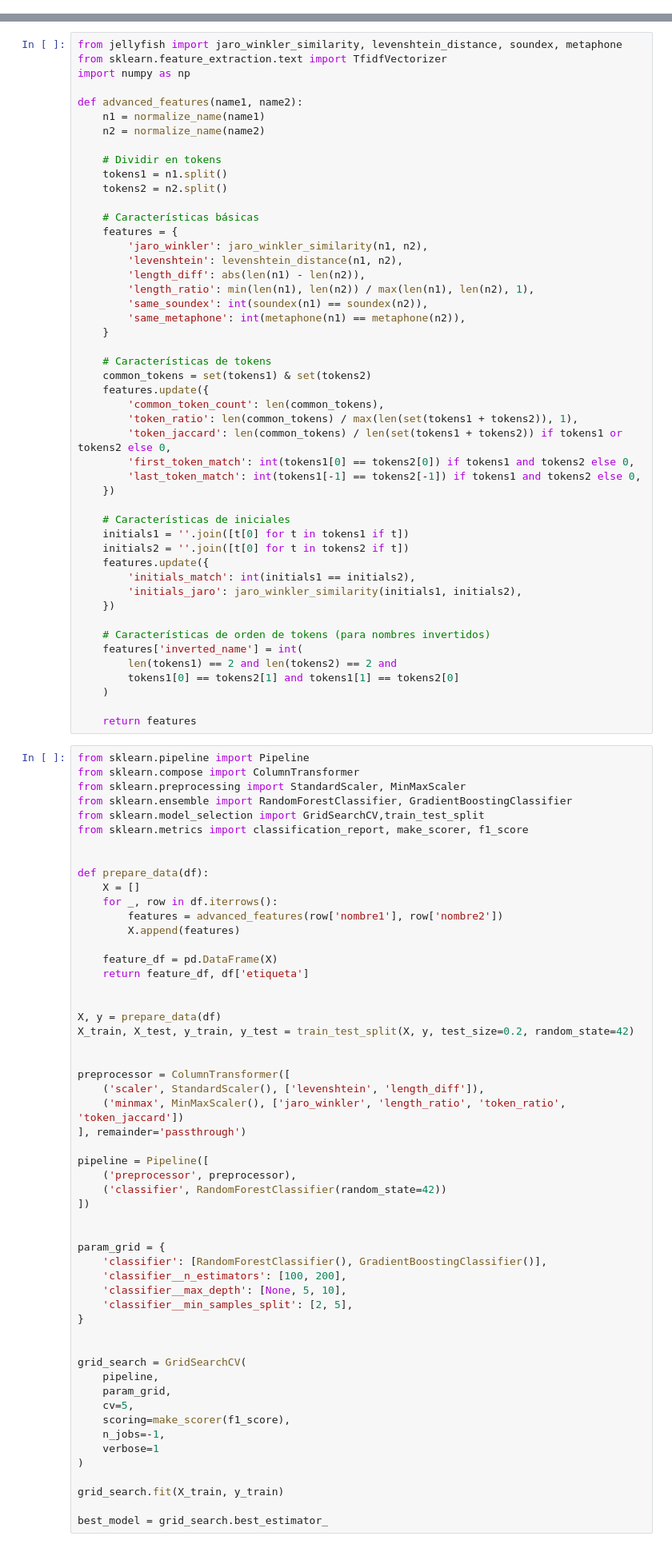
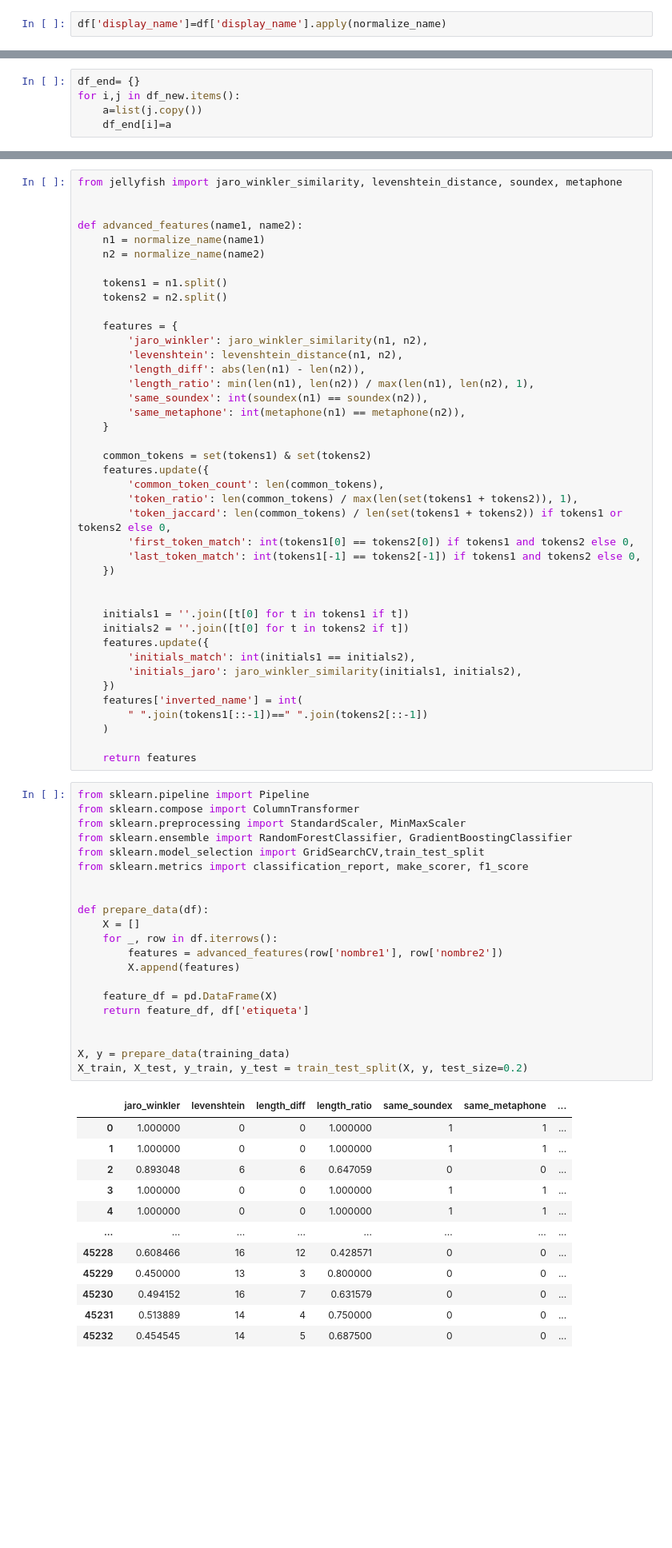
Before and after one commit to ALbertE03/ARC, a Jupyter notebook: train.ipynb, the cells around one changed output, grey strips where cells are left out. Shown at 80% size. Cells and saved outputs as stored; diff of their text form; blank space fills up the shorter version.

```diff
--- a/train.ipynb
+++ b/train.ipynb
@@ -31,0 +78,2 @@ normalize_name("Dr. Juan Pérez-García, Jr.")  # Resultado: "juan perez garcia"
+# %%
+df['display_name']=df['display_name'].apply(normalize_name)
@@ -31,0 +110,5 @@ normalize_name("Dr. Juan Pérez-García, Jr.")  # Resultado: "juan perez garcia"
+# %%
+df_end= {}
+for i,j in df_new.items():
+    a=list(j.copy())
+    df_end[i]=a
@@ -32,17 +170,14 @@ normalize_name("Dr. Juan Pérez-García, Jr.")  # Resultado: "juan perez garcia"
 # %%
 from jellyfish import jaro_winkler_similarity, levenshtein_distance, soundex, metaphone
-from sklearn.feature_extraction.text import TfidfVectorizer
-import numpy as np
+
 
 def advanced_features(name1, name2):
     n1 = normalize_name(name1)
     n2 = normalize_name(name2)
 
-    # Dividir en tokens
     tokens1 = n1.split()
     tokens2 = n2.split()
 
-    # Características básicas
     features = {
         'jaro_winkler': jaro_winkler_similarity(n1, n2),
         'levenshtein': levenshtein_distance(n1, n2),
@@ -52,7 +187,6 @@ def advanced_features(name1, name2):
         'same_metaphone': int(metaphone(n1) == metaphone(n2)),
     }
 
-    # Características de tokens
     common_tokens = set(tokens1) & set(tokens2)
     features.update({
         'common_token_count': len(common_tokens),
@@ -62,72 +196,49 @@ def advanced_features(name1, name2):
         'last_token_match': int(tokens1[-1] == tokens2[-1]) if tokens1 and tokens2 else 0,
     })
 
-    # Características de iniciales
+
     initials1 = ''.join([t[0] for t in tokens1 if t])
     initials2 = ''.join([t[0] for t in tokens2 if t])
     features.update({
         'initials_match': int(initials1 == initials2),
         'initials_jaro': jaro_winkler_similarity(initials1, initials2),
     })
-
-    # Características de orden de tokens (para nombres invertidos)
     features['inverted_name'] = int(
-        len(tokens1) == 2 and len(tokens2) == 2 and
-        tokens1[0] == tokens2[1] and tokens1[1] == tokens2[0]
+        " ".join(tokens1[::-1])==" ".join(tokens2[::-1])
     )
 
     return features
 # %%
 from sklearn.pipeline import Pipeline
 from sklearn.compose import ColumnTransformer
 from sklearn.preprocessing import StandardScaler, MinMaxScaler
 from sklearn.ensemble import RandomForestClassifier, GradientBoostingClassifier
 from sklearn.model_selection import GridSearchCV,train_test_split
 from sklearn.metrics import classification_report, make_scorer, f1_score
 
 
 def prepare_data(df):
     X = []
     for _, row in df.iterrows():
         features = advanced_features(row['nombre1'], row['nombre2'])
         X.append(features)
 
     feature_df = pd.DataFrame(X)
     return feature_df, df['etiqueta']
 
 
-X, y = prepare_data(df)
-X_train, X_test, y_train, y_test = train_test_split(X, y, test_size=0.2, random_state=42)
-
-
-preprocessor = ColumnTransformer([
-    ('scaler', StandardScaler(), ['levenshtein', 'length_diff']),
-    ('minmax', MinMaxScaler(), ['jaro_winkler', 'length_ratio', 'token_ratio', 'token_jaccard'])
-], remainder='passthrough')
-
-pipeline = Pipeline([
-    ('preprocessor', preprocessor),
-    ('classifier', RandomForestClassifier(random_state=42))
-])
-
-
-param_grid = {
-    'classifier': [RandomForestClassifier(), GradientBoostingClassifier()],
-    'classifier__n_estimators': [100, 200],
-    'classifier__max_depth': [None, 5, 10],
-    'classifier__min_samples_split': [2, 5],
-}
-
-
-grid_search = GridSearchCV(
-    pipeline,
-    param_grid,
-    cv=5,
-    scoring=make_scorer(f1_score),
-    n_jobs=-1,
-    verbose=1
-)
-
-grid_search.fit(X_train, y_train)
-
-best_model = grid_search.best_estimator_
+X, y = prepare_data(training_data)
+X_train, X_test, y_train, y_test = train_test_split(X, y, test_size=0.2)
+# %% [output]
+|  | jaro_winkler | levenshtein | length_diff | length_ratio | same_soundex | same_metaphone | ... |
+| 0 | 1.000000 | 0 | 0 | 1.000000 | 1 | 1 | ... |
+| 1 | 1.000000 | 0 | 0 | 1.000000 | 1 | 1 | ... |
+| 2 | 0.893048 | 6 | 6 | 0.647059 | 0 | 0 | ... |
+| 3 | 1.000000 | 0 | 0 | 1.000000 | 1 | 1 | ... |
+| 4 | 1.000000 | 0 | 0 | 1.000000 | 1 | 1 | ... |
+| ... | ... | ... | ... | ... | ... | ... | ... |
+| 45228 | 0.608466 | 16 | 12 | 0.428571 | 0 | 0 | ... |
+| 45229 | 0.450000 | 13 | 3 | 0.800000 | 0 | 0 | ... |
+| 45230 | 0.494152 | 16 | 7 | 0.631579 | 0 | 0 | ... |
+| 45231 | 0.513889 | 14 | 4 | 0.750000 | 0 | 0 | ... |
+| 45232 | 0.454545 | 14 | 5 | 0.687500 | 0 | 0 | ... |
```
Also changed, not shown: parts of 23 cells of this notebook, 7 other files.
